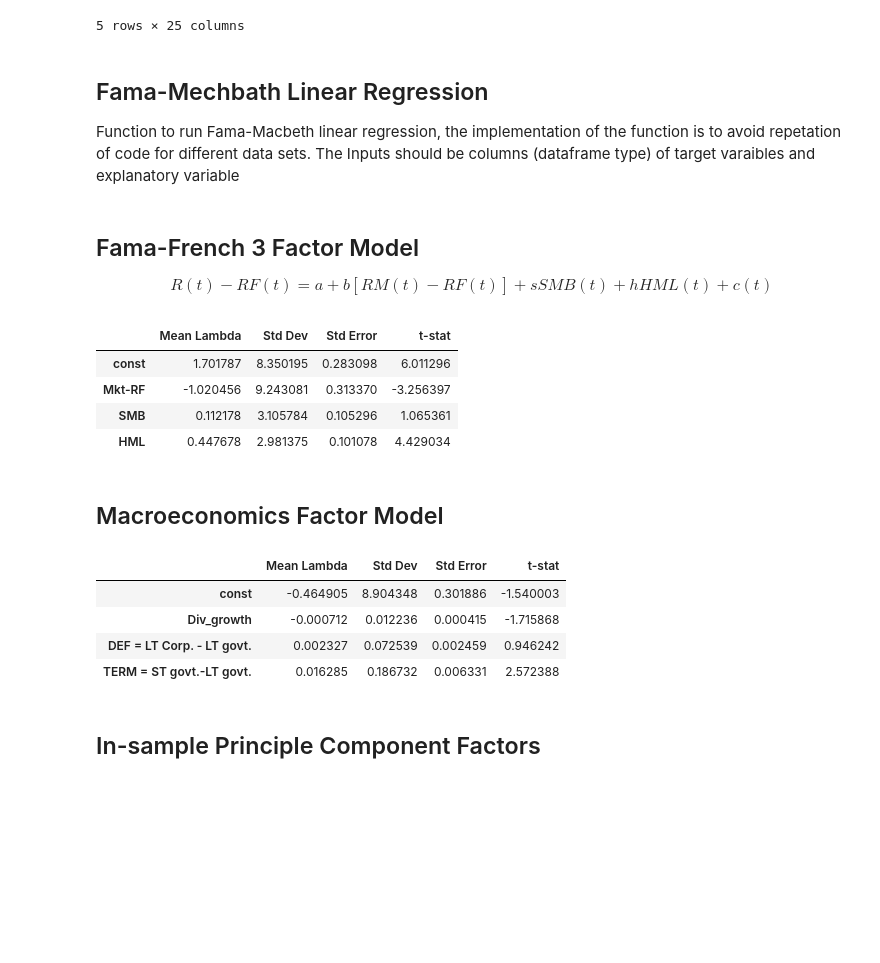
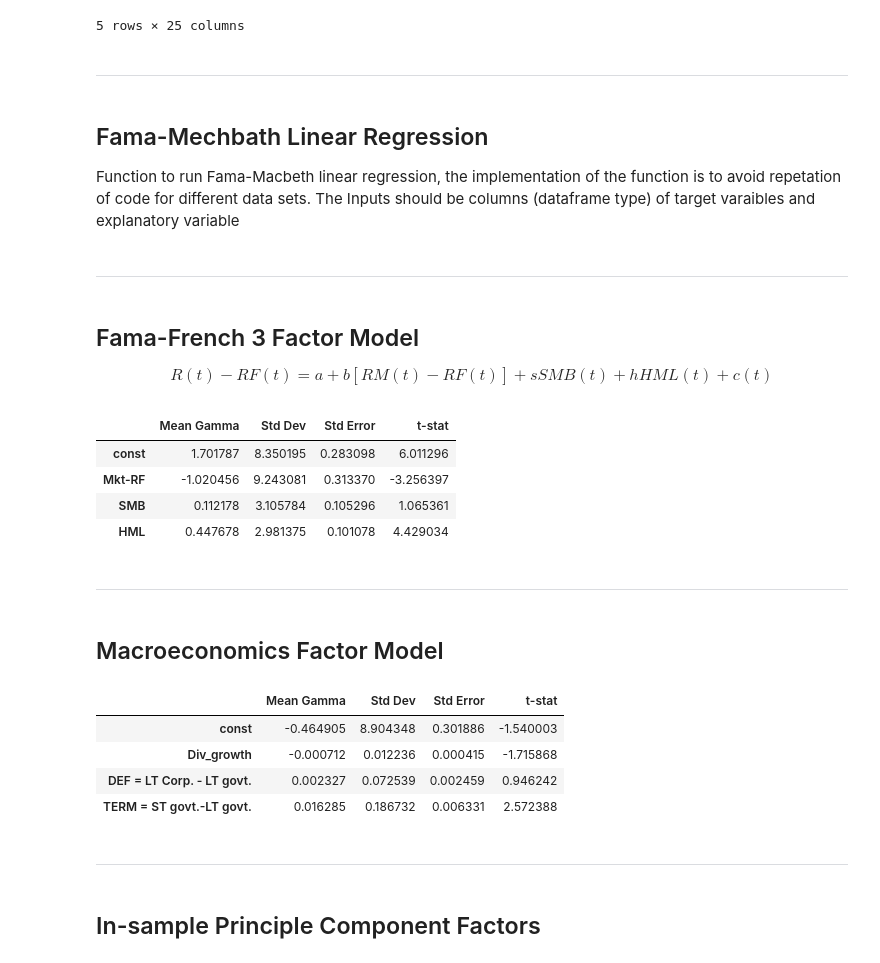
Before and after one commit to Hemasrikar/Financial-Statistics-and-Econometrics, a Jupyter notebook: asset_pricing_tests.ipynb, the cells around one changed output. Drawn from its saved outputs; the diff is of its cells as text; code cells hidden in the pictures; blank space fills up the shorter version.

Commit message:
Done:Simple Fama-Macbeth

```diff
--- a/asset_pricing_tests.ipynb
+++ b/asset_pricing_tests.ipynb
@@ -110,6 +110,8 @@ excess_returns.head()
 | 1936-04-01 | -28.62 | -29.07 | -12.39 | -14.05 | -21.74 | -19.43 | -13.37 | -15.95 | -16.45 | -17.71 | ... |
 | 1936-05-01 | 1.79 | 8.60 | 1.87 | 10.58 | 5.88 | 5.19 | 4.57 | 7.55 | 5.82 | 6.95 | ... |
 5 rows × 25 columns
+# %% [markdown]
+---
 # %% [markdown]
 ## Fama-Mechbath Linear Regression
 Function to run Fama-Macbeth linear regression, the implementation of the function is to avoid repetation of code for different data sets. The Inputs should be columns (dataframe type) of target varaibles and explanatory variable
@@ -137,32 +139,33 @@ def Fama_Macbeth(independent_df, target_df):
     betas.columns = independent_df.columns
 
     # cross-sectional regressions
-    lambdas = []
+    gammas = []
 
     for t in range(len(target_df)):
-
         # 25 portfolio returns at time t
         y_t = target_df.iloc[t, :]
         # betas are fixed across time
         X_cs = sm.add_constant(betas)
 
         model_cs = sm.OLS(y_t, X_cs).fit()
-        lambdas.append(model_cs.params)
+        gammas.append(model_cs.params)
 
-    lambdas = pd.DataFrame(lambdas, index=target_df.index)
+    gammas = pd.DataFrame(gammas, index=target_df.index)
 
     # risk premia estimates
-    lambda_mean = lambdas.mean()
-    lambda_std = lambdas.std()
+    gamma_mean = gammas.mean()
+    gamma_std = gammas.std()
 
-    T = len(lambdas)
+    T = len(gammas)
 
-    lambda_se = lambda_std / np.sqrt(T)
-    lambda_t = lambda_mean / lambda_se
+    gamma_se = gamma_std / np.sqrt(T)
+    gamma_t = gamma_mean / gamma_se
 
-    results = pd.DataFrame({'Mean Lambda': lambda_mean, 'Std Dev': lambda_std, 'Std Error': lambda_se, 't-stat': lambda_t})
+    results = pd.DataFrame({'Mean Gamma': gamma_mean, 'Std Dev': gamma_std, 'Std Error': gamma_se, 't-stat': gamma_t})
 
-    return results, betas, lambdas, r_squa
+    return results, betas, gammas, r_squa
+# %% [markdown]
+---
 # %% [markdown]
 ## Fama-French 3 Factor Model
 
@@ -170,29 +173,33 @@ $$R(t)-RF(t)=a+b[RM(t)-RF(t)]+sSMB(t)+hHML(t)+c(t)$$
 # %%
 X = FF_factors[["Mkt-RF", "SMB", "HML"]]
 Y = excess_returns.copy()
 
-FF_model_results,_,_,_ = Fama_Macbeth(X, Y)
+FF_model_results, FF_gamma, FF_gamma0, FF_r_squa = Fama_Macbeth(X, Y)
 FF_model_results.head()
 # %% [output]
-|  | Mean Lambda | Std Dev | Std Error | t-stat |
+|  | Mean Gamma | Std Dev | Std Error | t-stat |
 | const | 1.701787 | 8.350195 | 0.283098 | 6.011296 |
 | Mkt-RF | -1.020456 | 9.243081 | 0.313370 | -3.256397 |
 | SMB | 0.112178 | 3.105784 | 0.105296 | 1.065361 |
 | HML | 0.447678 | 2.981375 | 0.101078 | 4.429034 |
+# %% [markdown]
+---
 # %% [markdown]
 ## Macroeconomics Factor Model
 # %%
 X = macro_factors[["Div_growth", "DEF = LT Corp. - LT govt.", "TERM = ST govt.-LT govt."]]
 Y = excess_returns.copy()
 
-macro_model_results,_,_,_ = Fama_Macbeth(X, Y)
+macro_model_results, macro_gamma, macro_gamma0, macro_r_squa = Fama_Macbeth(X, Y)
 macro_model_results.copy()
 # %% [output]
-|  | Mean Lambda | Std Dev | Std Error | t-stat |
+|  | Mean Gamma | Std Dev | Std Error | t-stat |
 | const | -0.464905 | 8.904348 | 0.301886 | -1.540003 |
 | Div_growth | -0.000712 | 0.012236 | 0.000415 | -1.715868 |
 | DEF = LT Corp. - LT govt. | 0.002327 | 0.072539 | 0.002459 | 0.946242 |
 | TERM = ST govt.-LT govt. | 0.016285 | 0.186732 | 0.006331 | 2.572388 |
+# %% [markdown]
+---
 # %% [markdown]
 ## In-sample Principle Component Factors
 # %%
```
Also changed, not shown: parts of 4 cells of this notebook.
